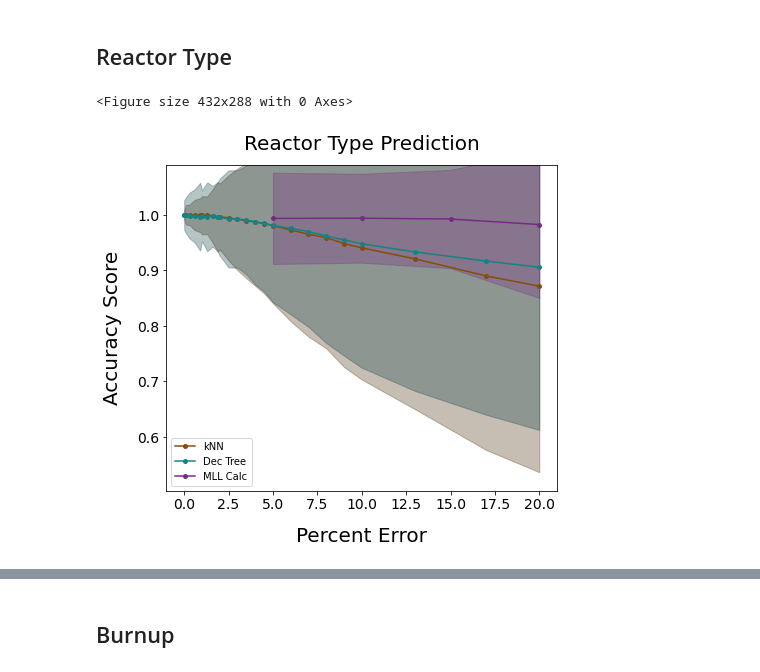
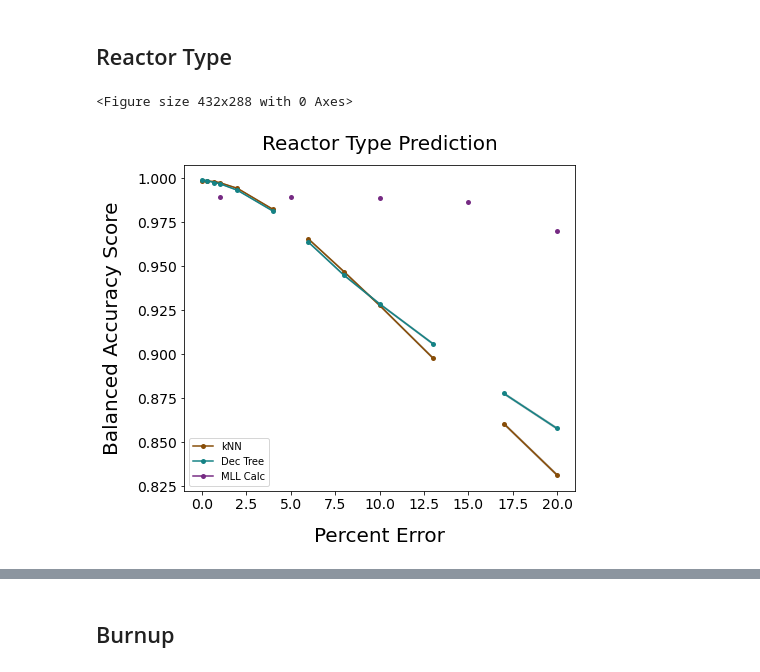
Before and after one commit to opotowsky/process_results, a Jupyter notebook: nuc_rand-err_mll_scikit_compare.ipynb, the cells around one changed output, grey strips where cells are left out. Saved outputs shown, nothing was run; the diff lists cells and outputs as text; code cells hidden in the pictures.

Commit message:
WIP updating plots to deal w  post processed data sets

```diff
--- a/nuc_rand-err_mll_scikit_compare.ipynb
+++ b/nuc_rand-err_mll_scikit_compare.ipynb
@@ -8,26 +7,0 @@ import matplotlib.pyplot as plt
-# %%
-path = '/mnt/researchdrive/BOX_INTERNAL/opotowsky/'
-uncs = [0.05, 0.1, 0.15, 0.2]
-job_dirs = ['Job' + str(i) + '_unc' + str(unc) for i, unc in enumerate(uncs)]
-mll = {}
-for i, unc_job in enumerate(job_dirs):
-    mll['unc' + str(i)] = pd.read_csv(path + 'mll/nuc_conc/train/' + unc_job + '/' + unc_job + '.csv').drop(columns=['Unnamed: 0', 'Unnamed: 0.1'])
-# %%
-rxtr_mll = []
-burn_mll = []
-enri_mll = []
-cool_mll = []
-rxtr_mll_std = []
-burn_mll_std = []
-enri_mll_std = []
-cool_mll_std = []
-for i, unc_job in enumerate(uncs):
-    key = 'unc' + str(i)
-    rxtr_mll.append(mll[key]['ReactorType_Score'].mean())
-    rxtr_mll_std.append(mll[key]['ReactorType_Score'].std())
-    burn_mll.append(-mll['unc'+str(i)]['Burnup_Error'].mean())
-    burn_mll_std.append(mll['unc'+str(i)]['Burnup_Error'].std())
-    enri_mll.append(-mll['unc'+str(i)]['Enrichment_Error'].mean())
-    enri_mll_std.append(mll['unc'+str(i)]['Enrichment_Error'].std())
-    cool_mll.append(-mll['unc'+str(i)]['CoolingTime_Error'].mean())
-    cool_mll_std.append(mll['unc'+str(i)]['CoolingTime_Error'].std())
@@ -47,0 +8,2 @@ cool_dtr = pd.read_csv(path + learn_path + 'cooling_dtree_tset' + frac + csv_end
+# %%
+path = '/mnt/researchdrive/BOX_INTERNAL/opotowsky/processed_results/'
@@ -135,7 +114,7 @@ def plot_curves(title):
 # %% [markdown]
 ## Reactor Type
 # %%
-plot_curves('Reactor Type Prediction')
+plot_curves('Reactor Type Prediction', 'reactor', 'BalAcc')
 # %% [output]
 <Figure size 432x288 with 0 Axes>
-[figure, old version]
+[figure, new version]
```
Also changed, not shown: parts of 11 cells of this notebook.
